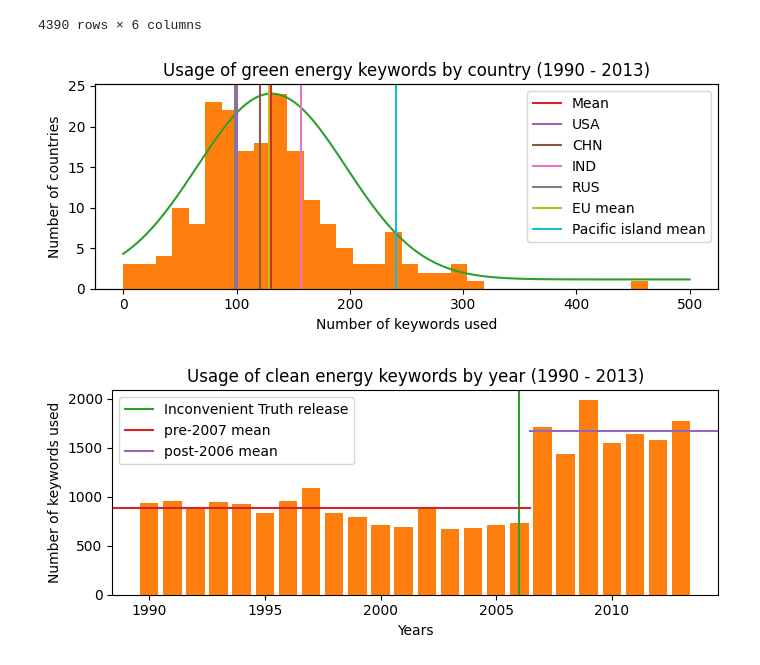
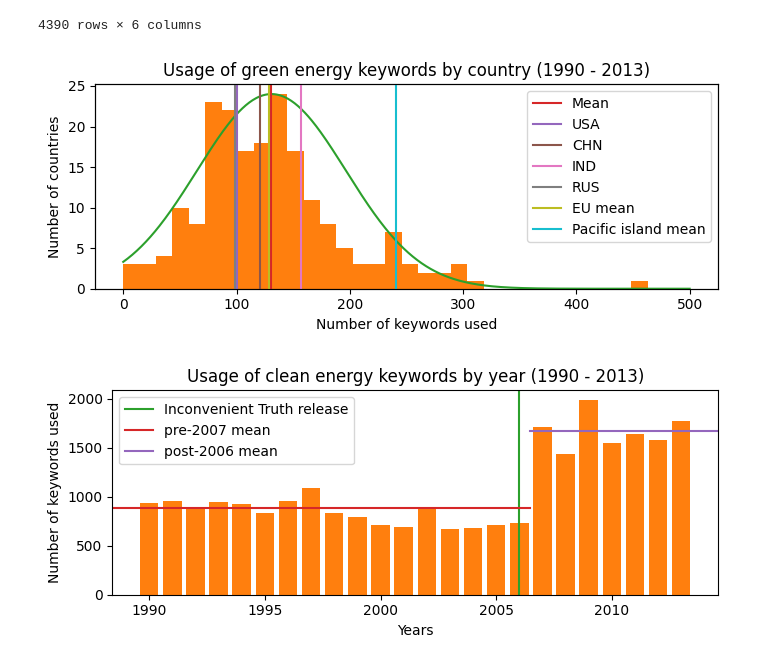
Before and after one commit to ChristopherSiems/ClimateChangeDataReport, a Jupyter notebook: stats1.ipynb, the cells around one changed output. Saved outputs shown, nothing was run; the diff lists cells and outputs as text; code cells hidden in the pictures.

```diff
--- a/stats1.ipynb
+++ b/stats1.ipynb
@@ -9,11 +9,11 @@ from scipy.stats import expon
 
 data = pandas.read_csv('debates_cleaned1.csv')
 words = set()
-with open('keywords.json', 'r') as file:
+with open('lists\keywords.json', 'r') as file:
   words = set(json.load(file))
-with open('pacific_island_states.json', 'r') as file:
+with open('lists\pacific_island_states.json', 'r') as file:
   islands = json.load(file)
-with open('eu.json', 'r') as file:
+with open('lists\eu.json', 'r') as file:
   eu = json.load(file)
 # %%
 def count_keywords(tokens):
@@ -47,34 +47,35 @@ std = abs(grouped.std())
 x = numpy.linspace(0, 500, 500)
 
 _, ax1 = pyplot.subplots(figsize = (7, 3))
 ax1.hist(grouped, bins = 32, color = 'C1')
 
 ax2 = ax1.twinx()
 ax2.plot(x, norm.pdf(x, avg, std), color = 'C2')
 ax2.tick_params(axis = 'y', length=  0)
 ax2.set_yticklabels([])
+ax2.set_ylim(bottom = 0)
 
 pyplot.axvline(avg, color = 'C3', label = 'Mean')
 pyplot.axvline(grouped.loc['USA'], color = 'C4', label = 'USA')
 pyplot.axvline(grouped.loc['CHN'], color = 'C5', label = 'CHN')
 pyplot.axvline(grouped.loc['IND'], color = 'C6', label = 'IND')
 pyplot.axvline(grouped.loc['RUS'], color = 'C7', label = 'RUS')
 pyplot.axvline(grouped.loc[eu].mean(), color = 'C8', label = 'EU mean')
 pyplot.axvline(grouped.loc[islands].mean(), color = 'C9', label = 'Pacific island mean')
 
 pyplot.title('Usage of green energy keywords by country (1990 - 2013)')
 ax1.set_ylabel('Number of countries')
 ax1.set_xlabel('Number of keywords used')
 
 lines1, labels1 = ax1.get_legend_handles_labels()
 lines2, labels2 = ax2.get_legend_handles_labels()
 ax1.legend(lines1 + lines2, labels1 + labels2, loc = 'upper right')
 
 pyplot.tight_layout()
 pyplot.savefig('figs/hist.png')
 pyplot.show()
 # %% [output]
-[figure, old version]
+[figure, new version]
 # %%
 years = data.groupby(by = 'year')['keywords'].sum()
 
```
Also changed, not shown: 11 other files.
